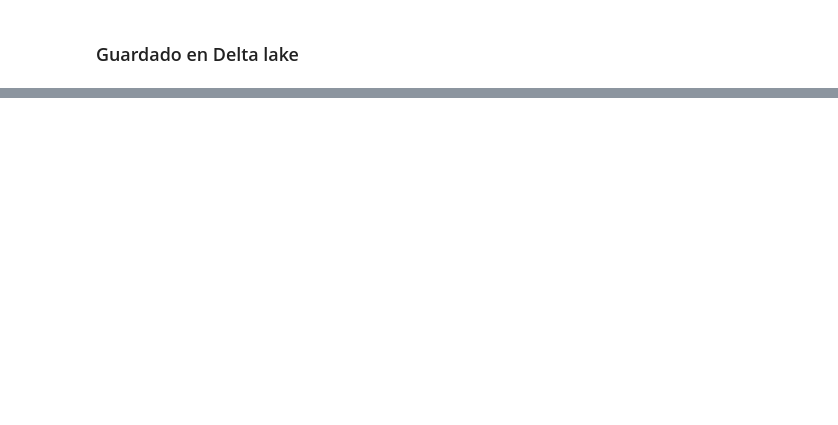
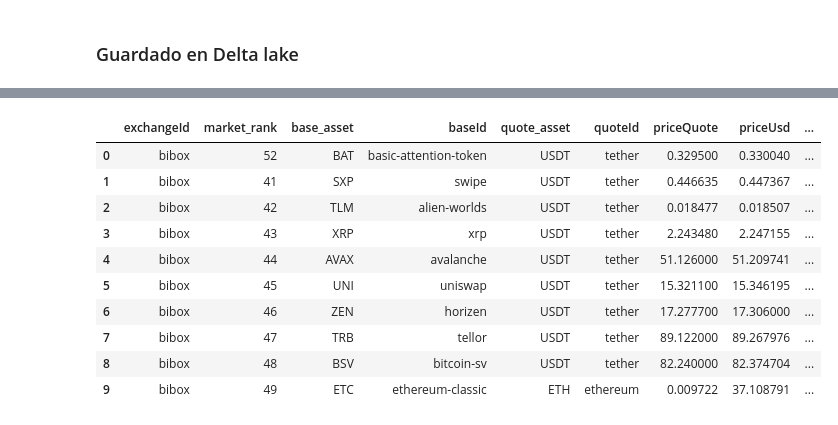
Before and after one commit to TomasLopezTur/TP_Integrador-E-Learning_DataEngineeer, a Jupyter notebook: Extrac_data.ipynb, the cells around one changed output, grey strips where cells are left out. Drawn from its saved outputs; the diff is of its cells as text; code cells hidden in the pictures; blank space fills up the shorter version.

```diff
--- a/Extrac_data.ipynb
+++ b/Extrac_data.ipynb
@@ -389,0 +479,14 @@ markets_raw_dir = f"{silver_dir}/markets"
+# %%
+DeltaTable(markets_for_modify_raw_dir).to_pandas().head(10)
+# %% [output]
+|  | exchangeId | market_rank | base_asset | baseId | quote_asset | quoteId | priceQuote | priceUsd | ... |
+| 0 | bibox | 52 | BAT | basic-attention-token | USDT | tether | 0.329500 | 0.330040 | ... |
+| 1 | bibox | 41 | SXP | swipe | USDT | tether | 0.446635 | 0.447367 | ... |
+| 2 | bibox | 42 | TLM | alien-worlds | USDT | tether | 0.018477 | 0.018507 | ... |
+| 3 | bibox | 43 | XRP | xrp | USDT | tether | 2.243480 | 2.247155 | ... |
+| 4 | bibox | 44 | AVAX | avalanche | USDT | tether | 51.126000 | 51.209741 | ... |
+| 5 | bibox | 45 | UNI | uniswap | USDT | tether | 15.321100 | 15.346195 | ... |
+| 6 | bibox | 46 | ZEN | horizen | USDT | tether | 17.277700 | 17.306000 | ... |
+| 7 | bibox | 47 | TRB | tellor | USDT | tether | 89.122000 | 89.267976 | ... |
+| 8 | bibox | 48 | BSV | bitcoin-sv | USDT | tether | 82.240000 | 82.374704 | ... |
+| 9 | bibox | 49 | ETC | ethereum-classic | ETH | ethereum | 0.009722 | 37.108791 | ... |
```
Also changed, not shown: parts of 20 cells of this notebook, 52 other files.
